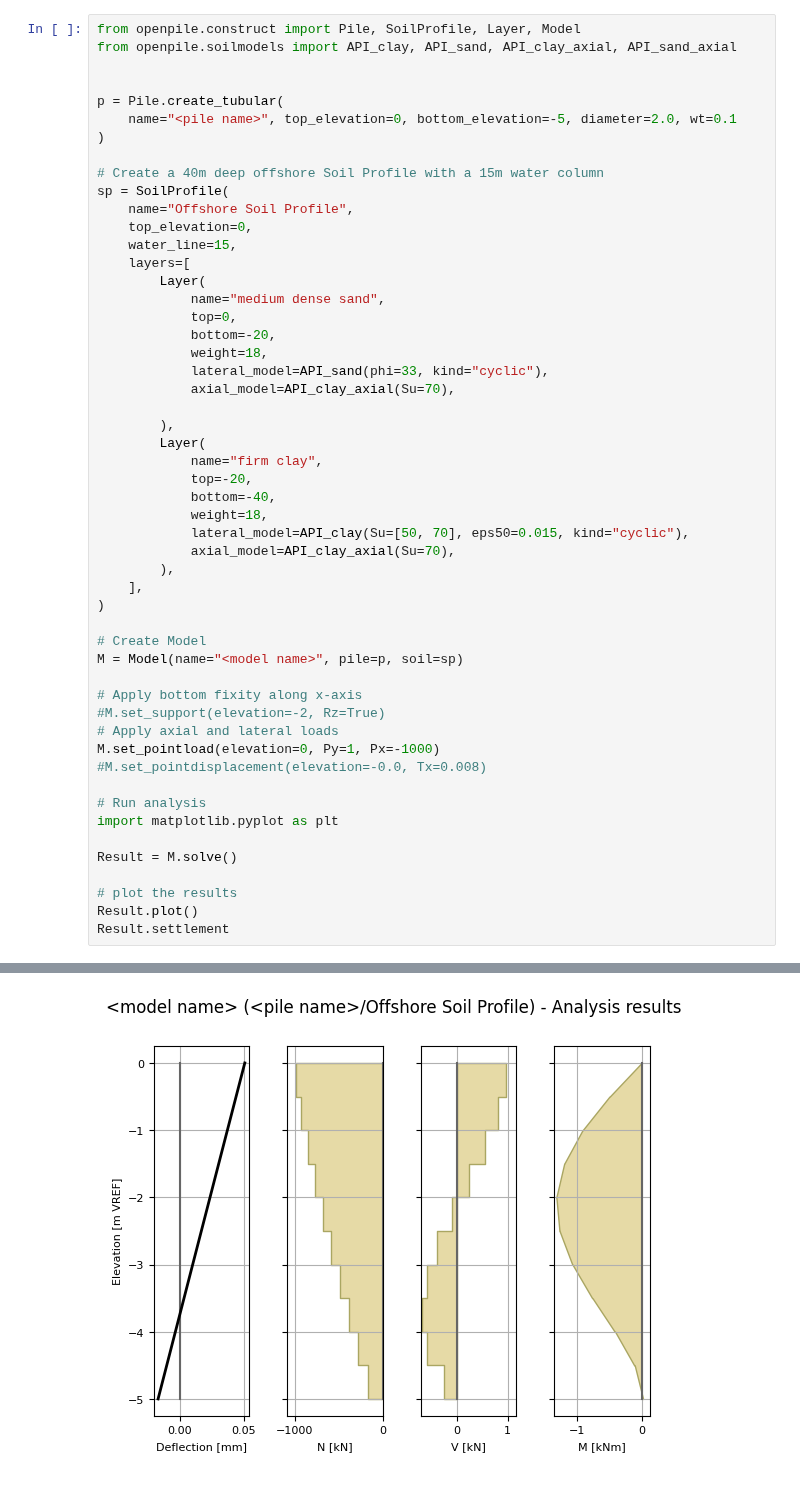
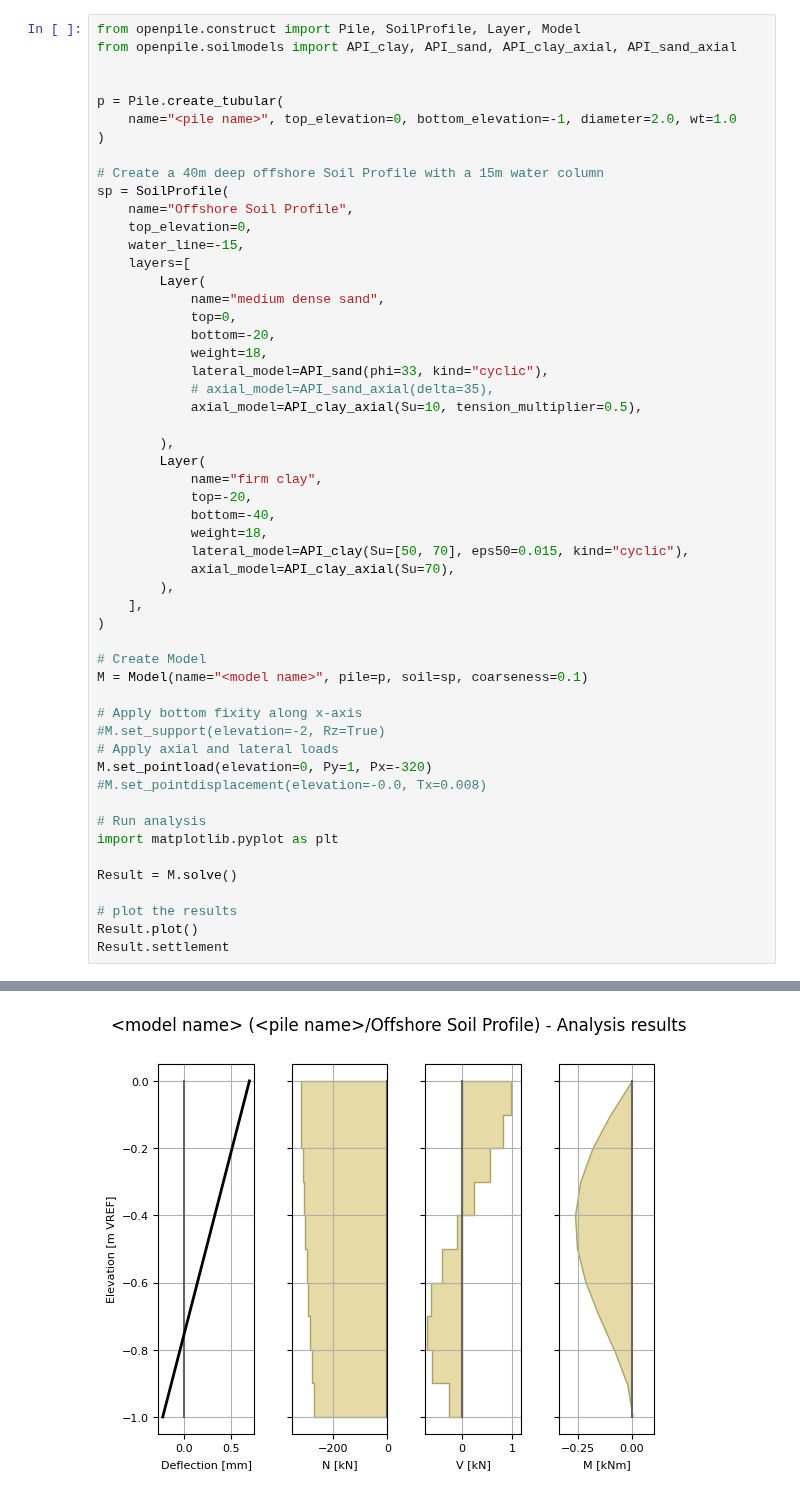
Before and after one commit to TchilDill/openpile, a Jupyter notebook: samples/run_check_kernel.ipynb, the cells around one changed output, grey strips where cells are left out. Cells and saved outputs as stored; diff of their text form.

```diff
--- a/samples/run_check_kernel.ipynb
+++ b/samples/run_check_kernel.ipynb
@@ -4,14 +4,14 @@ from openpile.soilmodels import API_clay, API_sand, API_clay_axial, API_sand_axi
 
 
 p = Pile.create_tubular(
-    name="<pile name>", top_elevation=0, bottom_elevation=-5, diameter=2.0, wt=0.1
+    name="<pile name>", top_elevation=0, bottom_elevation=-1, diameter=2.0, wt=1.0
 )
 
 # Create a 40m deep offshore Soil Profile with a 15m water column
 sp = SoilProfile(
     name="Offshore Soil Profile",
     top_elevation=0,
-    water_line=15,
+    water_line=-15,
     layers=[
         Layer(
             name="medium dense sand",
@@ -19,7 +19,8 @@ sp = SoilProfile(
             bottom=-20,
             weight=18,
             lateral_model=API_sand(phi=33, kind="cyclic"),
-            axial_model=API_clay_axial(Su=70),
+            # axial_model=API_sand_axial(delta=35),
+            axial_model=API_clay_axial(Su=10, tension_multiplier=0.5),
 
         ),
         Layer(
@@ -34,12 +35,12 @@ sp = SoilProfile(
 )
 
 # Create Model
-M = Model(name="<model name>", pile=p, soil=sp)
+M = Model(name="<model name>", pile=p, soil=sp, coarseness=0.1)
 
 # Apply bottom fixity along x-axis
 #M.set_support(elevation=-2, Rz=True)
 # Apply axial and lateral loads
-M.set_pointload(elevation=0, Py=1, Px=-1000)
+M.set_pointload(elevation=0, Py=1, Px=-320)
 #M.set_pointdisplacement(elevation=-0.0, Tx=0.008)
 
 # Run analysis
@@ -67 +68 @@ Converged at iteration no. 3
-[figure, old version]
+[figure, new version]
```
Also changed, not shown: parts of 6 cells of this notebook, 4 other files.
